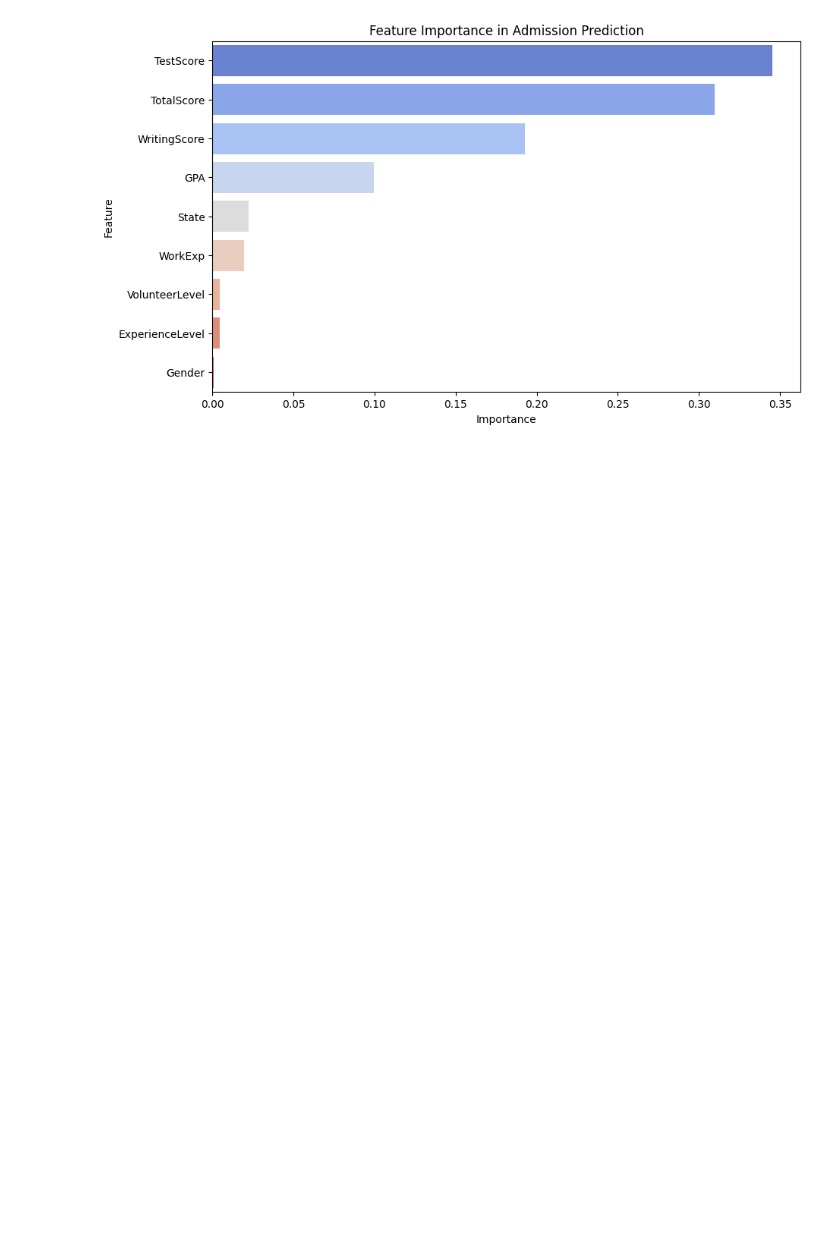
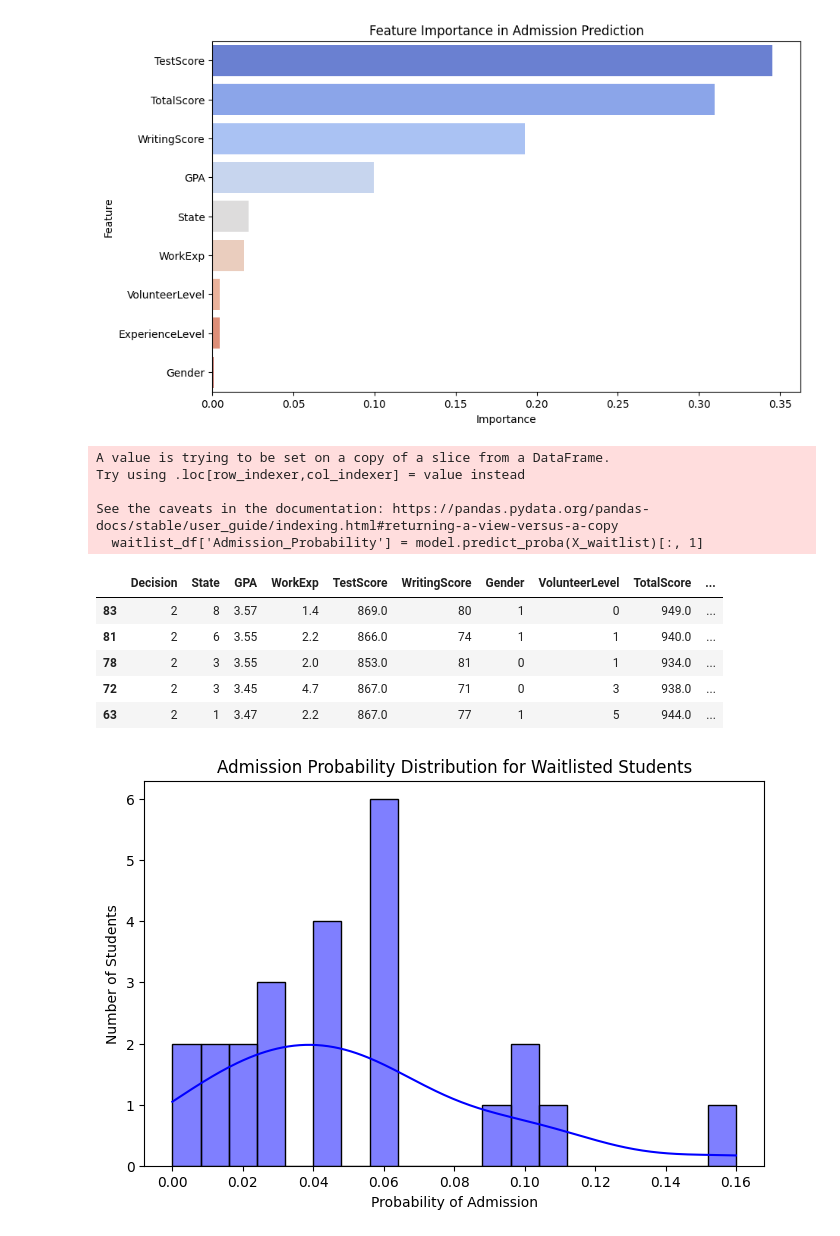
Before and after one commit to JiaruHe-1/5900-HW1, a Jupyter notebook: ml.ipynb, the cells around one changed output. Drawn from its saved outputs; the diff is of its cells as text; code cells hidden in the pictures; blank space fills up the shorter version.

```diff
--- a/ml.ipynb
+++ b/ml.ipynb
@@ -120,3 +127,36 @@ Passing `palette` without assigning `hue` is deprecated and will be removed in v
 
   sns.barplot(x=feature_importances.values, y=feature_importances.index, palette='coolwarm')
 [figure]
+# %%
+# Apply the model to predict admission probability for waitlisted students
+waitlist_df = df[df['Decision'] == le_decision.transform(['Waitlist'])[0]]
+X_waitlist = waitlist_df.drop(columns=['Decision'])
+X_waitlist = scaler.transform(X_waitlist)
+waitlist_df['Admission_Probability'] = model.predict_proba(X_waitlist)[:, 1]
+
+# Sort waitlist by highest probability
+waitlist_df = waitlist_df.sort_values(by='Admission_Probability', ascending=False)
+
+# Display top candidates for admission
+display(waitlist_df.head())
+
+# Plot admission probability distribution for waitlisted students
+plt.figure(figsize=(8, 5))
+sns.histplot(waitlist_df['Admission_Probability'], bins=20, kde=True, color='blue')
+plt.title('Admission Probability Distribution for Waitlisted Students')
+plt.xlabel('Probability of Admission')
+plt.ylabel('Number of Students')
+plt.show()
+# %% [output]
+A value is trying to be set on a copy of a slice from a DataFrame.
+Try using .loc[row_indexer,col_indexer] = value instead
+
+See the caveats in the documentation: https://pandas.pydata.org/pandas-docs/stable/user_guide/indexing.html#returning-a-view-versus-a-copy
+  waitlist_df['Admission_Probability'] = model.predict_proba(X_waitlist)[:, 1]
+|  | Decision | State | GPA | WorkExp | TestScore | WritingScore | Gender | VolunteerLevel | TotalScore | ... |
+| 83 | 2 | 8 | 3.57 | 1.4 | 869.0 | 80 | 1 | 0 | 949.0 | ... |
+| 81 | 2 | 6 | 3.55 | 2.2 | 866.0 | 74 | 1 | 1 | 940.0 | ... |
+| 78 | 2 | 3 | 3.55 | 2.0 | 853.0 | 81 | 0 | 1 | 934.0 | ... |
+| 72 | 2 | 3 | 3.45 | 4.7 | 867.0 | 71 | 0 | 3 | 938.0 | ... |
+| 63 | 2 | 1 | 3.47 | 2.2 | 867.0 | 77 | 1 | 5 | 944.0 | ... |
+[figure, added]
```
Also changed, not shown: parts of 1 cell of this notebook, 1 other file.
